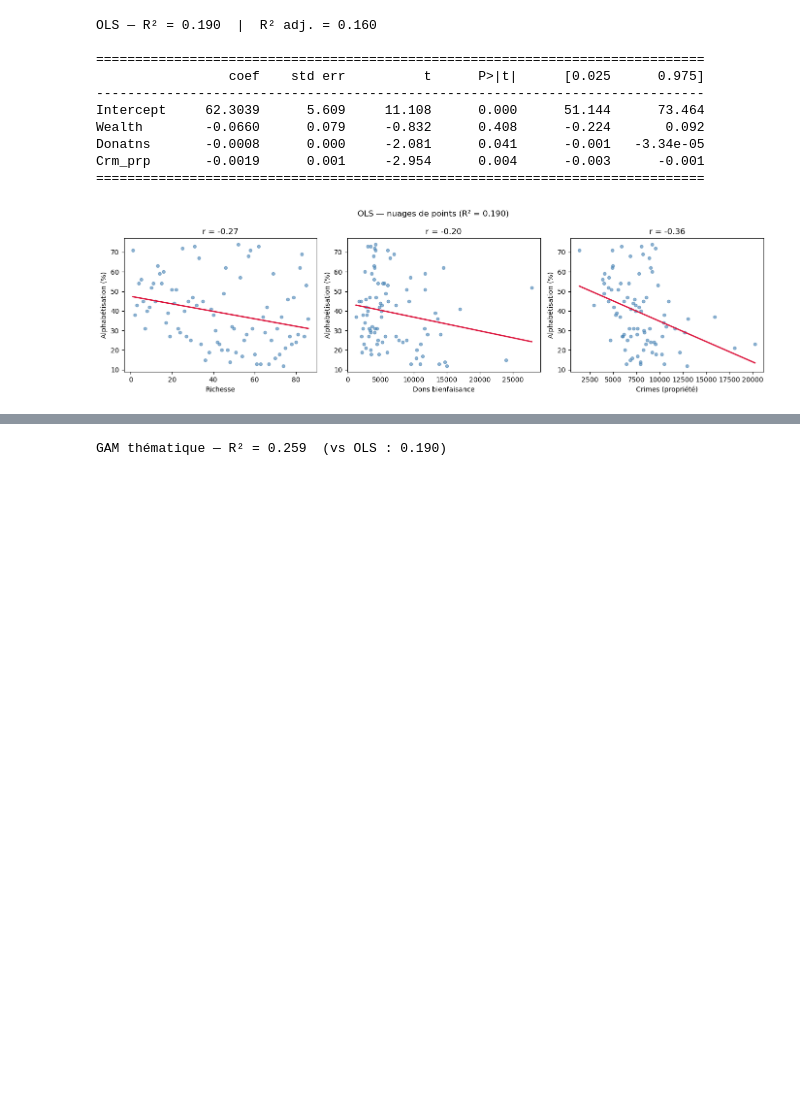
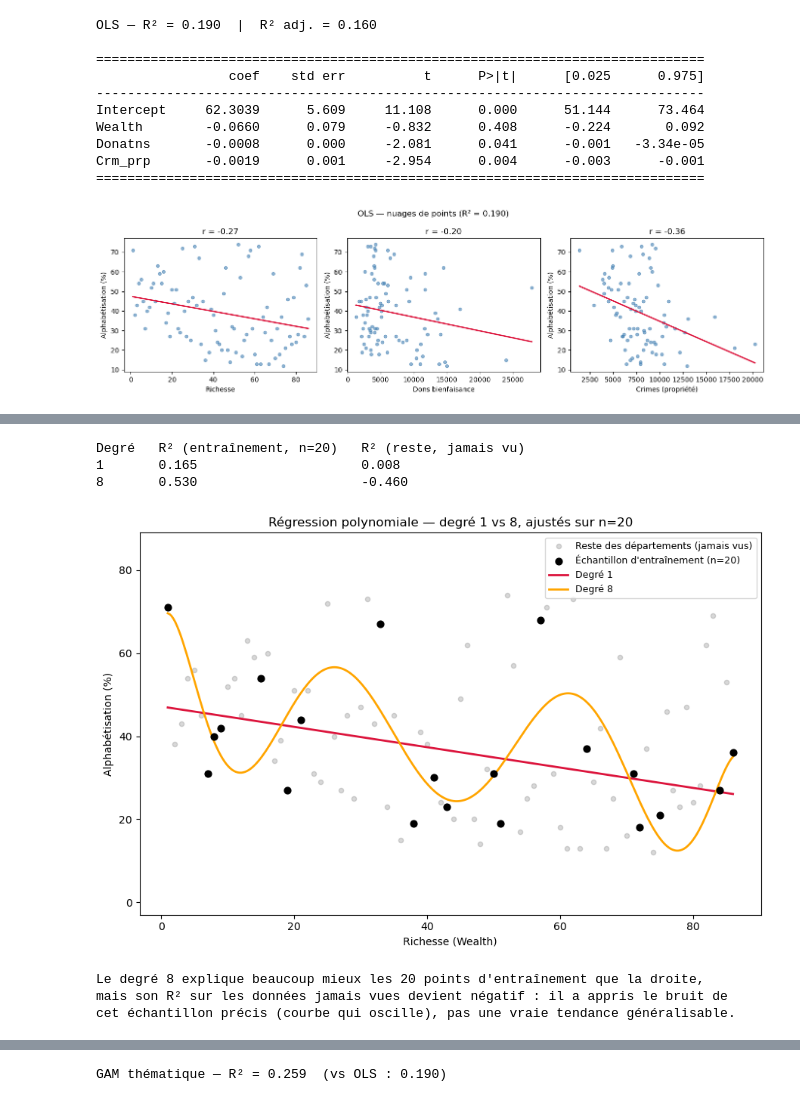
Before and after one commit to gse-unil/2026_Geoinformatique_II, a Jupyter notebook: tps/tp-py03.ipynb, the cells around one changed output, grey strips where cells are left out. Saved outputs shown, nothing was run; the diff lists cells and outputs as text; code cells hidden in the pictures; blank space fills up the shorter version.

Commit message:
review TPs et régressions

```diff
--- a/tps/tp-py03.ipynb
+++ b/tps/tp-py03.ipynb
@@ -500,0 +524,43 @@ Crm_prp       -0.0019      0.001     -2.954      0.004      -0.003      -0.001
+# %%
+x_w = guerry['Wealth'].values
+y_w = guerry['Litercy'].values
+
+rng = np.random.default_rng(42)
+sample_idx = rng.choice(len(x_w), size=20, replace=False)
+rest_idx   = np.setdiff1d(np.arange(len(x_w)), sample_idx)
+x_tr, y_tr = x_w[sample_idx], y_w[sample_idx]
+x_te, y_te = x_w[rest_idx],   y_w[rest_idx]
+
+degrees = [1, 8]
+x_line = np.linspace(x_w.min(), x_w.max(), 300)
+
+fig, ax = plt.subplots(figsize=(9, 6))
+ax.scatter(x_te, y_te, alpha=0.3, s=20, color='grey', label='Reste des départements (jamais vus)')
+ax.scatter(x_tr, y_tr, s=40, color='black', zorder=5, label="Échantillon d'entraînement (n=20)")
+
+print(f"{'Degré':<8}{'R² (entraînement, n=20)':<26}{'R² (reste, jamais vu)':<24}")
+for deg, color in zip(degrees, ['crimson', 'orange']):
+    coeffs = np.polyfit(x_tr, y_tr, deg)
+    ax.plot(x_line, np.polyval(coeffs, x_line), color=color, linewidth=2, label=f'Degré {deg}')
+    r2_tr = r2_score(y_tr, np.polyval(coeffs, x_tr))
+    r2_te = r2_score(y_te, np.polyval(coeffs, x_te))
+    print(f"{deg:<8}{r2_tr:<26.3f}{r2_te:<24.3f}")
+
+ax.set_ylim(y_w.min() - 15, y_w.max() + 15)
+ax.set_xlabel('Richesse (Wealth)'); ax.set_ylabel('Alphabétisation (%)')
+ax.legend(fontsize=9)
+ax.set_title('Régression polynomiale — degré 1 vs 8, ajustés sur n=20')
+plt.tight_layout()
+plt.show()
+
+print("\nLe degré 8 explique beaucoup mieux les 20 points d'entraînement que la droite,")
+print("mais son R² sur les données jamais vues devient négatif : il a appris le bruit de")
+print("cet échantillon précis (courbe qui oscille), pas une vraie tendance généralisable.")
+# %% [output]
+Degré   R² (entraînement, n=20)   R² (reste, jamais vu)
+1       0.165                     0.008
+8       0.530                     -0.460
+[figure, added]
+Le degré 8 explique beaucoup mieux les 20 points d'entraînement que la droite,
+mais son R² sur les données jamais vues devient négatif : il a appris le bruit de
+cet échantillon précis (courbe qui oscille), pas une vraie tendance généralisable.
```
Also changed, not shown: parts of 16 cells of this notebook, 3 other files.
